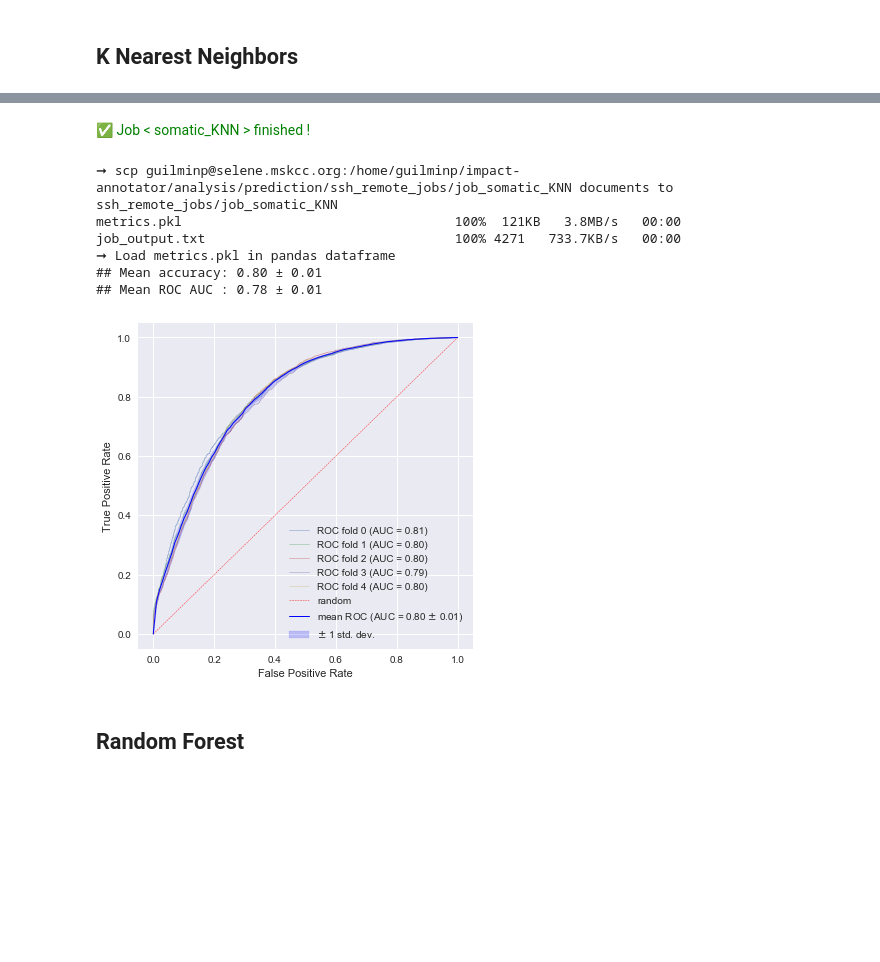
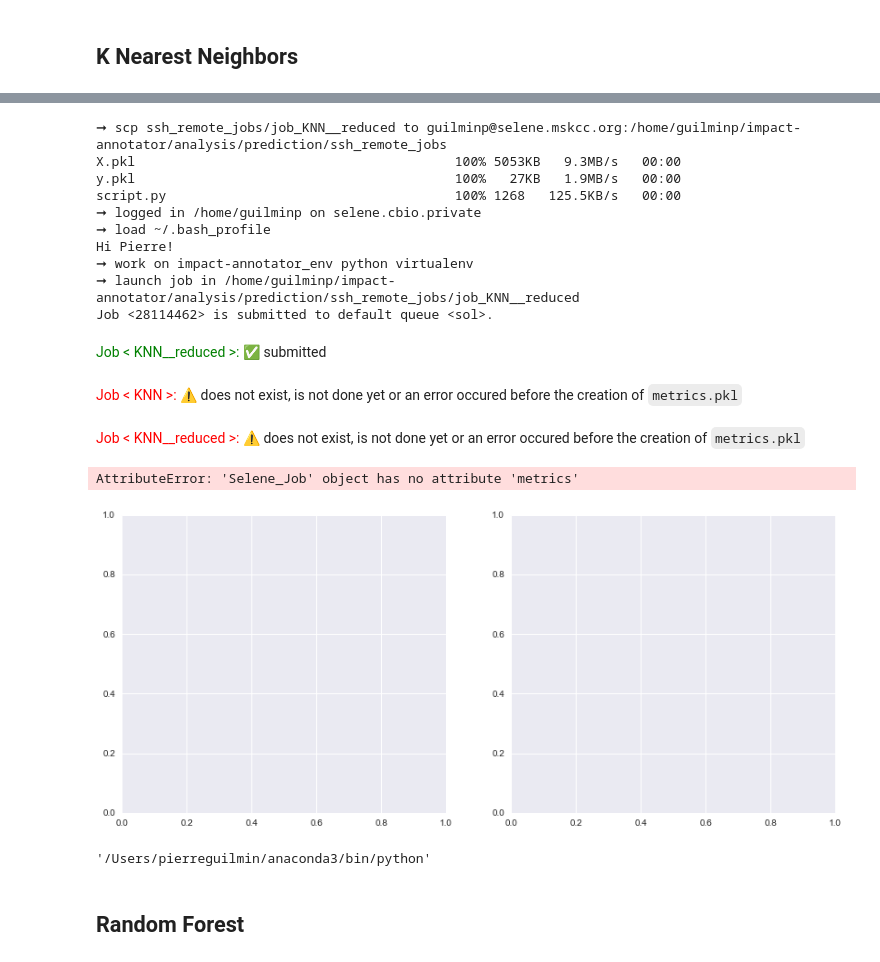
Before and after one commit to ElsaB/impact-annotator, a Jupyter notebook: analysis/prediction/somatic_vs_non_somatic_classification.ipynb, the cells around one changed output, grey strips where cells are left out. Drawn from its saved outputs; the diff is of its cells as text; code cells hidden in the pictures; blank space fills up the shorter version.

```diff
--- a/analysis/prediction/somatic_vs_non_somatic_classification.ipynb
+++ b/analysis/prediction/somatic_vs_non_somatic_classification.ipynb
@@ -56,12 +51,18 @@ feature_names = ['t_depth', 't_vaf', 't_alt_count', 'n_depth', 'n_vaf', 'n_alt_c
                  'VEP_gnomAD_total_AF_AFR', 'VEP_gnomAD_total_AF_AMR', 'VEP_gnomAD_total_AF_ASJ', 'VEP_gnomAD_total_AF_EAS', 'VEP_gnomAD_total_AF_FIN',
                  'VEP_gnomAD_total_AF_NFE', 'VEP_gnomAD_total_AF_OTH', 'VEP_gnomAD_total_AF_max', 'VEP_gnomAD_total_AF', 'Kaviar_AF',
                  'gene_type', label_feature_name]
-impact_selected = impact_selected[feature_names].dropna()
+impact = impact[feature_names].dropna()
 
 # transform categorical features
 categorical_features_names = [ 'VEP_Consequence', 'VEP_VARIANT_CLASS', 'VEP_IMPACT', 'VEP_CLIN_SIG', 'VEP_in_dbSNP', 'gene_type']
-impact_selected = pd.get_dummies(impact_selected, columns = categorical_features_names, sparse = True)
+impact = pd.get_dummies(impact, columns = categorical_features_names, sparse = True)
 
+# complete dataset
+X = impact.drop(label_feature_name, axis = 1)
+y = impact[label_feature_name]
 
-X = impact_selected.drop(label_feature_name, axis = 1)
-y = impact_selected[label_feature_name]
+# reduced dataset
+impact = pd.concat([impact[~impact.is_somatic],
+                    impact[impact.is_somatic].iloc[0:20000]], ignore_index = True)
+X_reduced = impact.drop(label_feature_name, axis = 1)
+y_reduced = impact[label_feature_name]
@@ -194,0 +298,3 @@ y.to_pickle(job.local_job_directory_path + '/y.pkl')
+# %%
+job = Selene_Job('KNN', 'guilminp', job_duration = 40, load_from_id = True)
+job.load_data(X, y)
@@ -194,0 +305,3 @@ y.to_pickle(job.local_job_directory_path + '/y.pkl')
+# %%
+job_reduced = Selene_Job('KNN__reduced', 'guilminp', load_from_id = True)
+job_reduced.load_data(X_reduced, y_reduced)
@@ -250,16 +373,34 @@ Job <28111639> is submitted to default queue <sol>.
+# %%
+job_reduced.run()
+# %% [output]
+➞ scp ssh_remote_jobs/job_KNN__reduced to guilminp@selene.mskcc.org:/home/guilminp/impact-annotator/analysis/prediction/ssh_remote_jobs
+X.pkl                                         100% 5053KB   9.3MB/s   00:00
+y.pkl                                         100%   27KB   1.9MB/s   00:00
+script.py                                     100% 1268   125.5KB/s   00:00
+➞ logged in /home/guilminp on selene.cbio.private
+➞ load ~/.bash_profile
+Hi Pierre!
+➞ work on impact-annotator_env python virtualenv
+➞ launch job in /home/guilminp/impact-annotator/analysis/prediction/ssh_remote_jobs/job_KNN__reduced
+Job <28114462> is submitted to default queue <sol>.
+<span style='color:green'>Job < KNN__reduced >: </span>✅ submitted<br>
+# %%
+job.get_results()
+job_reduced.get_results()
+# %% [output]
+<span style='color:red'>Job < KNN >: </span>⚠️ does not exist, is not done yet or an error occured before the creation of `metrics.pkl`<br>
+<span style='color:red'>Job < KNN__reduced >: </span>⚠️ does not exist, is not done yet or an error occured before the creation of `metrics.pkl`<br>
 # %%
-job.get_results()
-fig, ax = plt.subplots(1, 1, figsize = (6, 6))
-plot_roc(cv_strategy.get_n_splits(), job.metrics, ax)
+fig, (ax0, ax1) = plt.subplots(1, 2, figsize = (14, 6))
+plot_roc(cv_strategy.get_n_splits(), job.metrics, ax0, "complete dataset")
+plot_roc(cv_strategy.get_n_splits(), job_reduced.metrics, ax1, "reduced dataset")
 # %% [output]
-✅ <span style='color:green'>Job \< somatic_KNN \> finished !</span><br>
-➞ scp guilminp@selene.mskcc.org:/home/guilminp/impact-annotator/analysis/prediction/ssh_remote_jobs/job_somatic_KNN documents to ssh_remote_jobs/job_somatic_KNN
-metrics.pkl                                   100%  121KB   3.8MB/s   00:00
-job_output.txt                                100% 4271   733.7KB/s   00:00
-➞ Load metrics.pkl in pandas dataframe
-## Mean accuracy: 0.80 ± 0.01
-## Mean ROC AUC : 0.78 ± 0.01
+AttributeError: 'Selene_Job' object has no attribute 'metrics'
-[figure, old version]
+[figure, new version]
+# %%
+sys.executable
+# %% [output]
+'/Users/pierreguilmin/anaconda3/bin/python'
 # %% [markdown]
 ## Random Forest
 # %%
```
Also changed, not shown: parts of 42 cells of this notebook, 4 other files.
